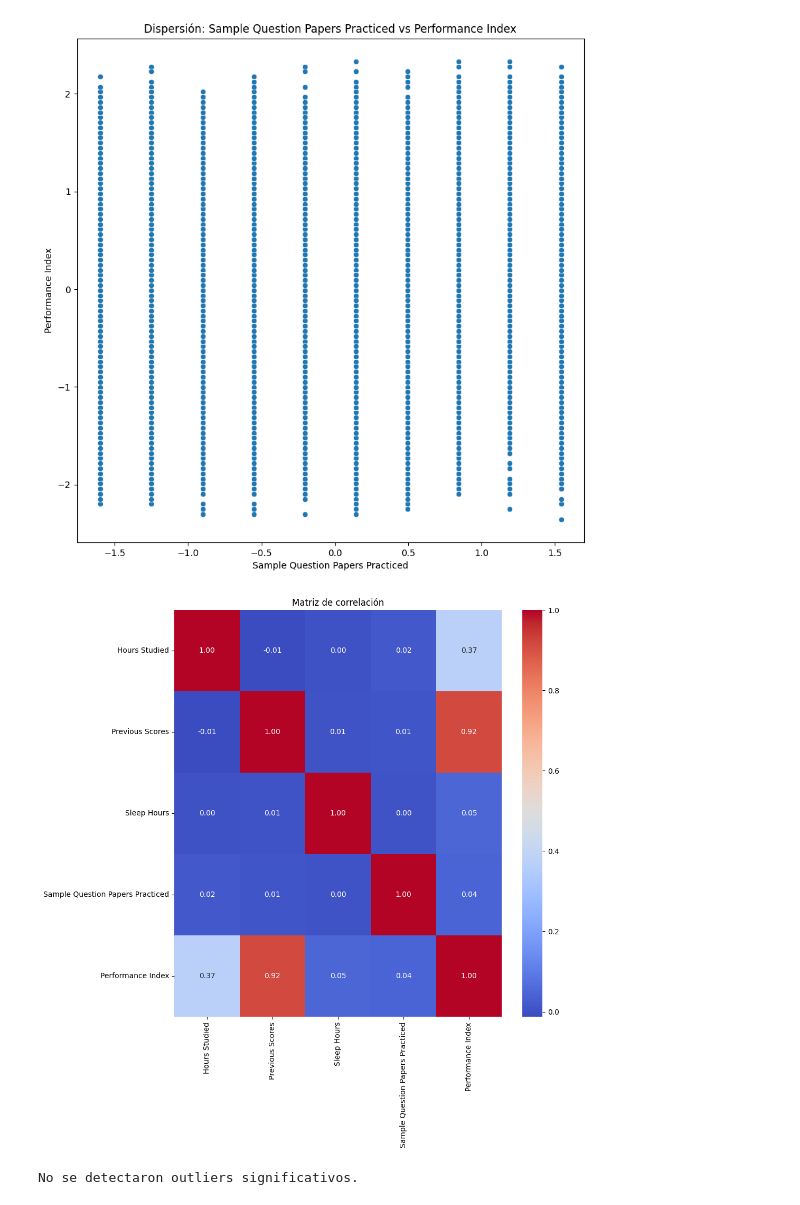
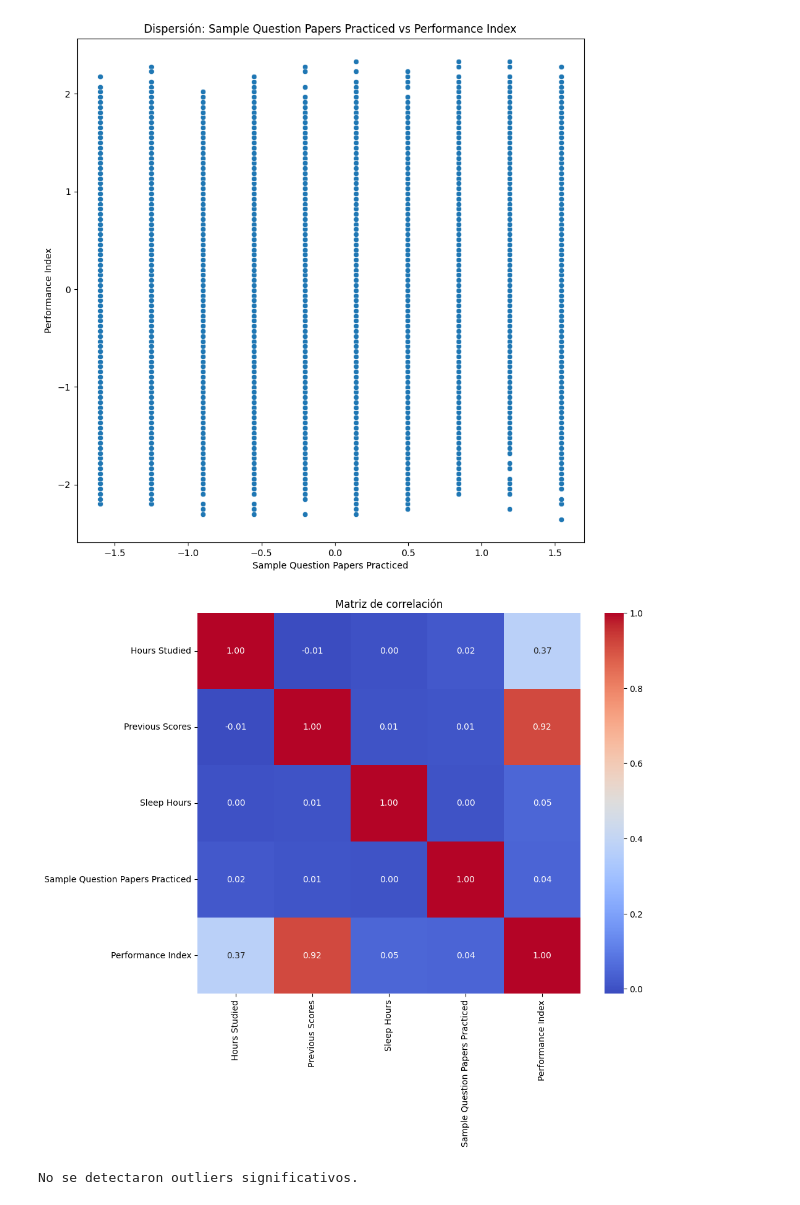
Before and after one commit to Idmc01/Tarea-1-IA, a Jupyter notebook: tarea1.ipynb, the cells around one changed output. Cells and saved outputs as stored; diff of their text form; code cells hidden in the pictures.

```diff
--- a/tarea1.ipynb
+++ b/tarea1.ipynb
@@ -271,12 +271,12 @@ for col in num_cols:
 # %%
 # matriz de correlación y heatmap
 corr = df[num_cols].corr()
-plt.figure(figsize=(10,10))
+plt.figure(figsize=(10,8))
 sns.heatmap(corr, annot=True, fmt=".2f", cmap="coolwarm")
 plt.title("Matriz de correlación")
 plt.show()
 # %% [output]
-[figure, old version]
+[figure, new version]
 # %%
 # detección de outliers usando IQR
 outliers = {}
```
Also changed, not shown: 1 other file.
